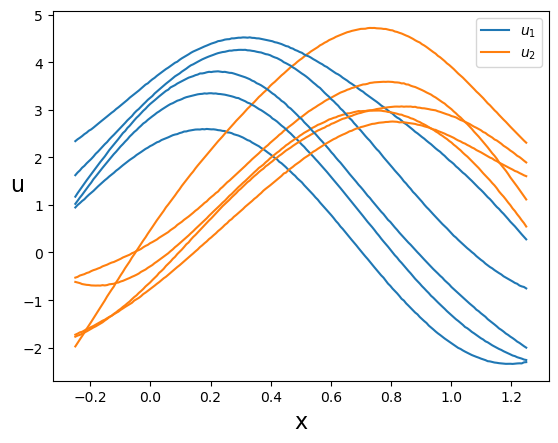
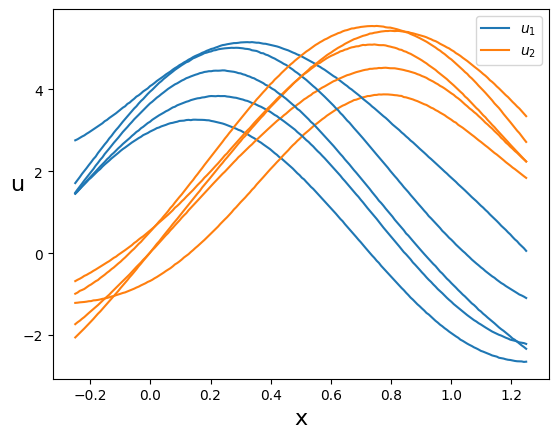
Unified diff of the notebook cell whose output changed from the first chart to the second:
--- before
+++ after
@@ -18,3 +18,3 @@
 plt.xlabel("x", fontsize=16)
 plt.ylabel("u", fontsize=16, rotation=0)
-plt.savefig("figures/Estimatedcupcakesamples_pseudo_pseudo.pdf")
+#plt.savefig("figures/Estimatedcupcakesamples_pseudo_pseudo.pdf")

Commit: fixed notebooks